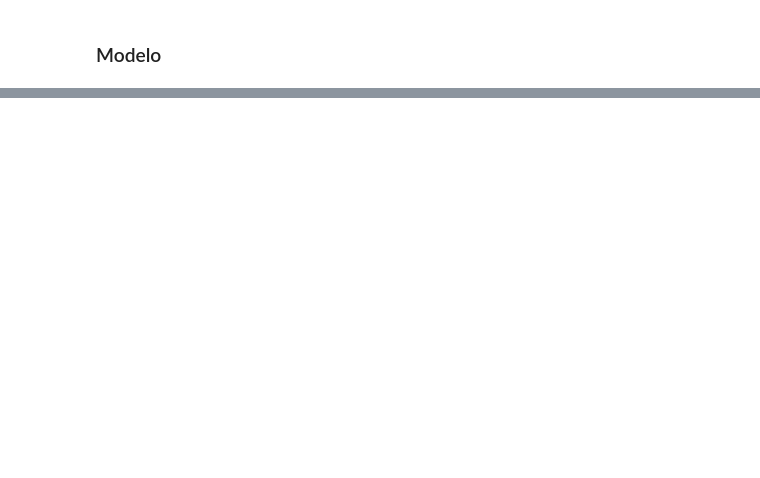
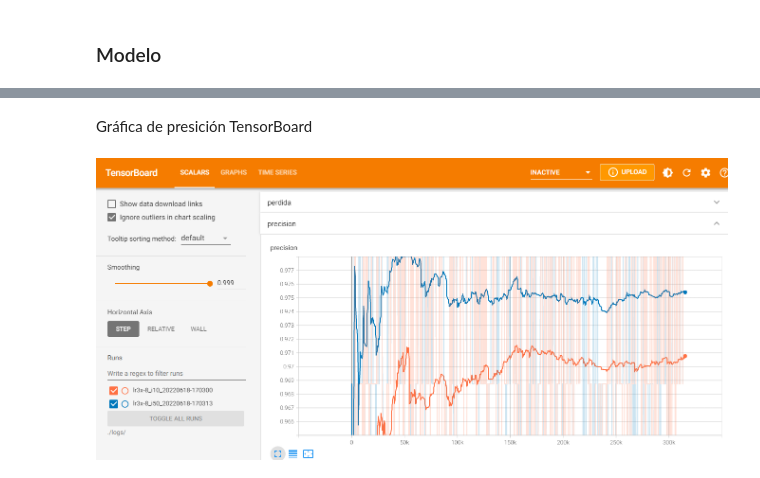
Before and after one commit to josedalvik/datascience_stlearning1_tarea4, a Jupyter notebook: Fashion_mnist.ipynb, the cells around one changed output, grey strips where cells are left out. Drawn from its saved outputs; the diff is of its cells as text; code cells hidden in the pictures; blank space fills up the shorter version.

```diff
--- a/Fashion_mnist.ipynb
+++ b/Fashion_mnist.ipynb
@@ -305,0 +327,6 @@ sum(sumas)
+# %% [markdown]
+Gráfica de presición TensorBoard
+# %%
+Image(filename='presicion.png')
+# %% [output]
+[figure, added]
```
Also changed, not shown: parts of 53 cells of this notebook, 22 other files.
